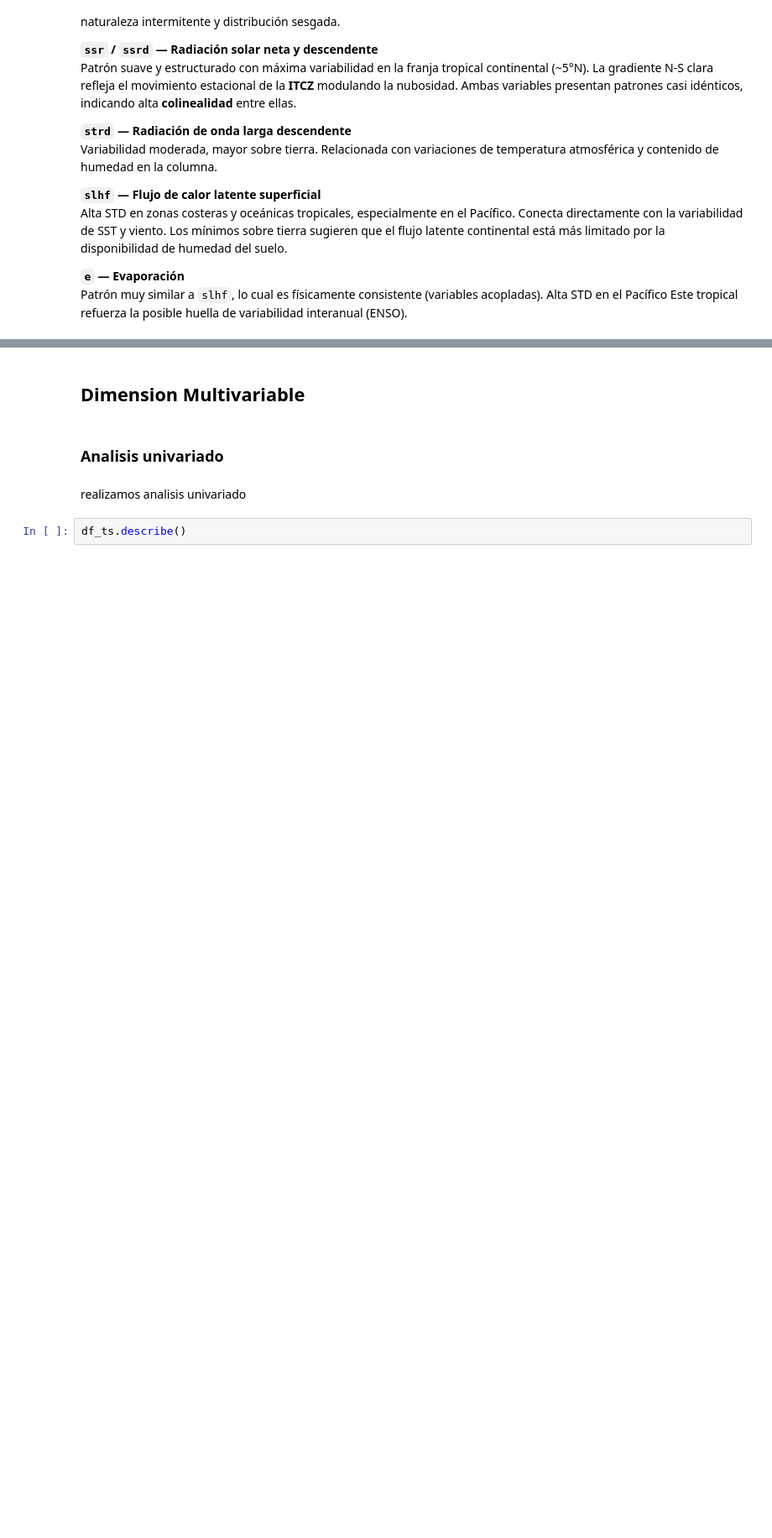
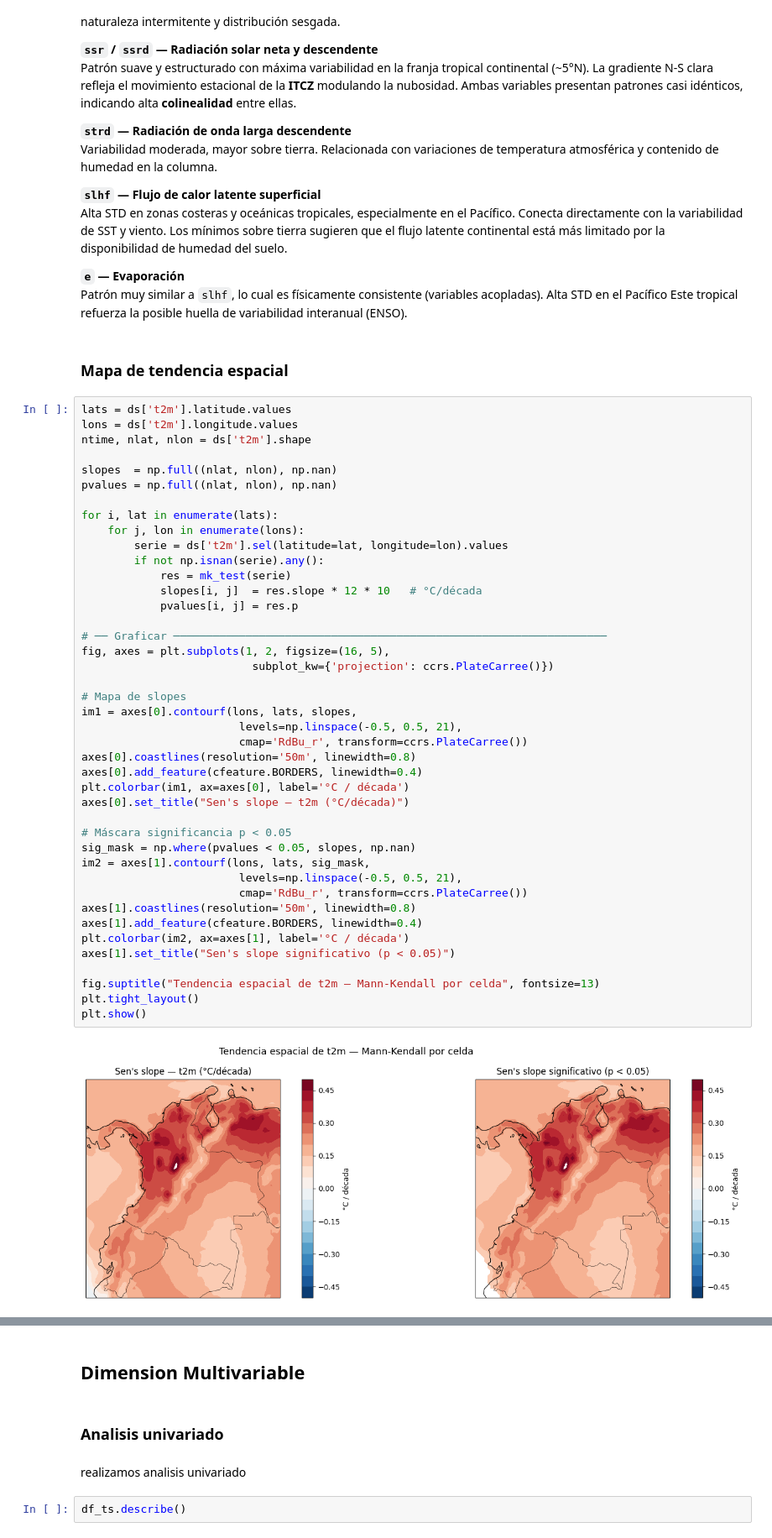
Before and after one commit to matgom03/Seminario, a Jupyter notebook: _sources/EDA.ipynb, the cells around one changed output, grey strips where cells are left out. Shown at 84% size. Drawn from its saved outputs; the diff is of its cells as text; blank space fills up the shorter version.

```diff
--- a/_sources/EDA.ipynb
+++ b/_sources/EDA.ipynb
@@ -767,3 +912,49 @@ Alta STD en zonas costeras y oceánicas tropicales, especialmente en el Pacífic
 
 **`e` — Evaporación**
 Patrón muy similar a `slhf`, lo cual es físicamente consistente (variables acopladas). Alta STD en el Pacífico Este tropical refuerza la posible huella de variabilidad interanual (ENSO).
+# %% [markdown]
+### **Mapa de tendencia espacial**
+# %%
+lats = ds['t2m'].latitude.values
+lons = ds['t2m'].longitude.values
+ntime, nlat, nlon = ds['t2m'].shape
+
+slopes  = np.full((nlat, nlon), np.nan)
+pvalues = np.full((nlat, nlon), np.nan)
+
+for i, lat in enumerate(lats):
+    for j, lon in enumerate(lons):
+        serie = ds['t2m'].sel(latitude=lat, longitude=lon).values
+        if not np.isnan(serie).any():
+            res = mk_test(serie)
+            slopes[i, j]  = res.slope * 12 * 10   # °C/década
+            pvalues[i, j] = res.p
+
+# ── Graficar ──────────────────────────────────────────────────────────────────
+fig, axes = plt.subplots(1, 2, figsize=(16, 5),
+                          subplot_kw={'projection': ccrs.PlateCarree()})
+
+# Mapa de slopes
+im1 = axes[0].contourf(lons, lats, slopes,
+                        levels=np.linspace(-0.5, 0.5, 21),
+                        cmap='RdBu_r', transform=ccrs.PlateCarree())
+axes[0].coastlines(resolution='50m', linewidth=0.8)
+axes[0].add_feature(cfeature.BORDERS, linewidth=0.4)
+plt.colorbar(im1, ax=axes[0], label='°C / década')
+axes[0].set_title("Sen's slope — t2m (°C/década)")
+
+# Máscara significancia p < 0.05
+sig_mask = np.where(pvalues < 0.05, slopes, np.nan)
+im2 = axes[1].contourf(lons, lats, sig_mask,
+                        levels=np.linspace(-0.5, 0.5, 21),
+                        cmap='RdBu_r', transform=ccrs.PlateCarree())
+axes[1].coastlines(resolution='50m', linewidth=0.8)
+axes[1].add_feature(cfeature.BORDERS, linewidth=0.4)
+plt.colorbar(im2, ax=axes[1], label='°C / década')
+axes[1].set_title("Sen's slope significativo (p < 0.05)")
+
+fig.suptitle("Tendencia espacial de t2m — Mann-Kendall por celda", fontsize=13)
+plt.tight_layout()
+plt.show()
+# %% [output]
+[figure, added]
```
Also changed, not shown: parts of 29 cells of this notebook, 9 other files.
